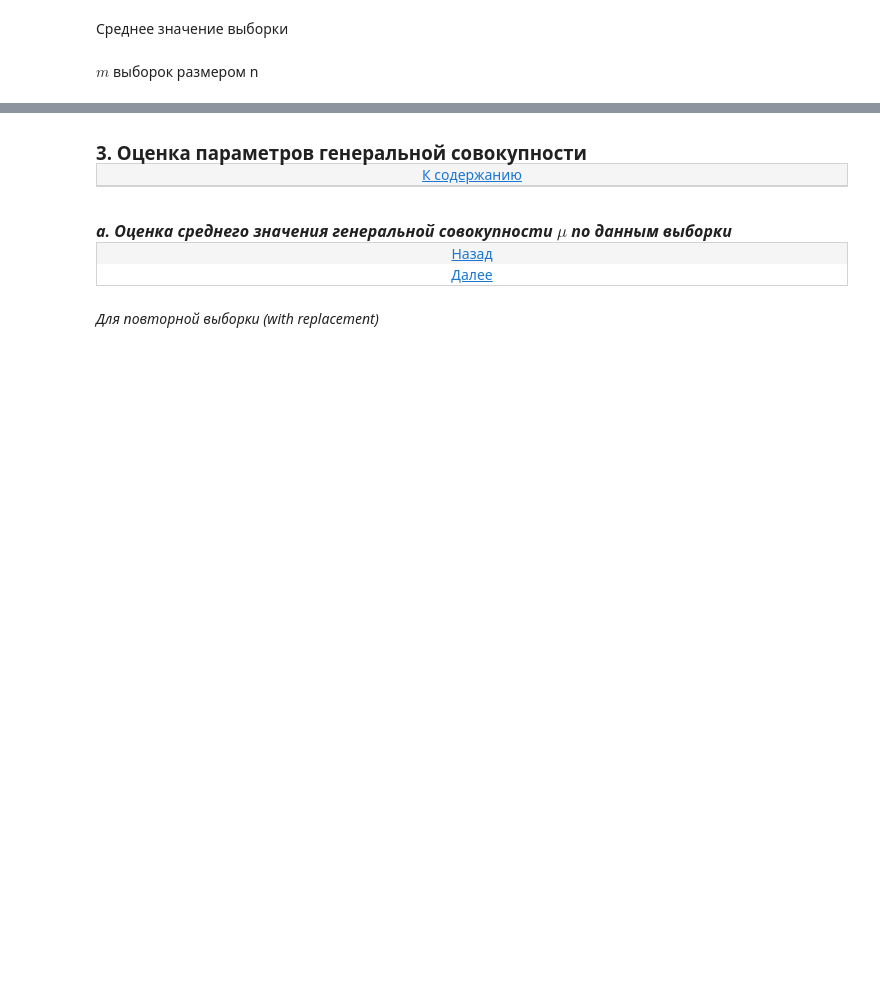
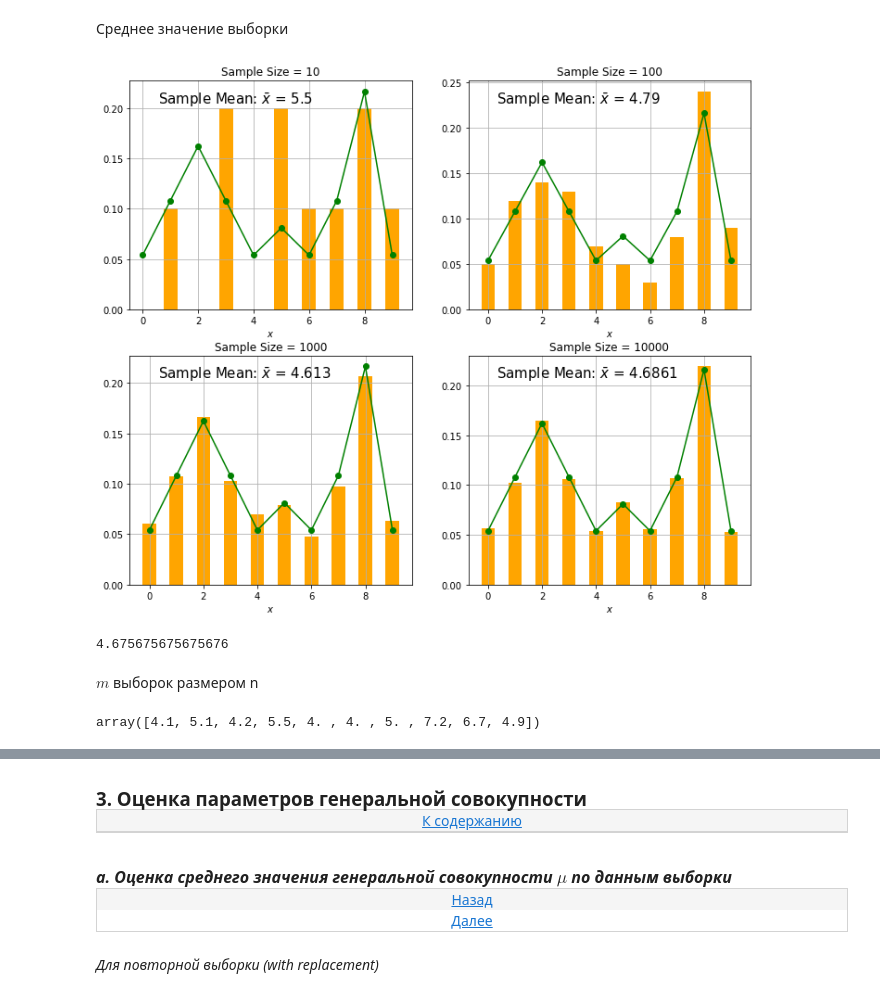
Before and after one commit to MLMethods/Practice, a Jupyter notebook: notebooks/C4_Statistics.ipynb, the cells around one changed output, grey strips where cells are left out. Drawn from its saved outputs; the diff is of its cells as text; code cells hidden in the pictures; blank space fills up the shorter version.

```diff
--- a/notebooks/C4_Statistics.ipynb
+++ b/notebooks/C4_Statistics.ipynb
@@ -175,40 +202,42 @@ plt.show()
 # %% [markdown]
 <p>Среднее значение выборки</p>
 # %%
-def plotGr_MyD(myd, num, x):
-    xy = stats.itemfreq(myd)
-    xx = xy[:,0] - 0.25
-    yy_pmf = xy[:,1] / len(myd)
+def plot_distribution(sample, num, x):
+
+    elements, counts = np.unique(sample, return_counts=True)
+    elements, counts
+
+    xx = elements
+    yy_pmf = counts / len(sample)
 
     plt.subplot(2,2,num)
-    plt.annotate(r'Sample Mean: $\bar{x}$ = ' +  str(myd.mean()), (0.1,0.9), fontsize=15, xycoords='axes fraction')
+    plt.annotate(r'Sample Mean: $\bar{x}$ = ' +  str(sample.mean()), (0.1,0.9), fontsize=15, xycoords='axes fraction')
     plt.title("Sample Size = "+str(10**(num)))
 
     plt.bar(xx, yy_pmf, width=0.5, color="orange")
-    plt.plot(x, myDistr.pmf(x),"go-")
+    plt.plot(x, distribution.pmf(x),"go-")
+    plt.xlabel("$x$")
     plt.grid(True)
 
-myds = [myDistr.rvs(size=10**i) for i in range(1,5)]
+samples = [distribution.rvs(size=10**i) for i in range(1,5)]
 
 plt.figure(1, figsize=[12,10])
-[plotGr_MyD(myds[i-1], i, x) for i in range(1, 5)]
+[plot_distribution(samples[i-1], i, x) for i in range(1, 5)]
 plt.show()
-
-#plt.figure(1, figsize=[15,4])
-
-#plt.subplot(1,3,1)
-#plt.title("Histogram")
-#plt.hist(myRD-0.25, 30, normed=False, color="green", width=0.5)
-#plt.hist(xm, 30)
-#plt.show()
+# %% [output]
+[figure, added]
 # %%
-myRD.mean()
+distribution.mean()
+# %% [output]
+4.675675675675676
 # %% [markdown]
 $m$ выборок размером n
 # %%
-n = 10 #размер выборки (sample size)
-m = 10 #количество выборок (number of samples)
+n = 10   #  размер выборки (sample size)
+m = 10   #  количество выборок (number of samples)
 
-xm = np.array([myDistr.rvs(size=n).mean() for _ in range(m)])
+xm = np.array([distribution.rvs(size=n).mean() for _ in range(m)])
 xm
+# %% [output]
+array([4.1, 5.1, 4.2, 5.5, 4. , 4. , 5. , 7.2, 6.7, 4.9])
 # %%
```
Also changed, not shown: parts of 98 cells of this notebook.
